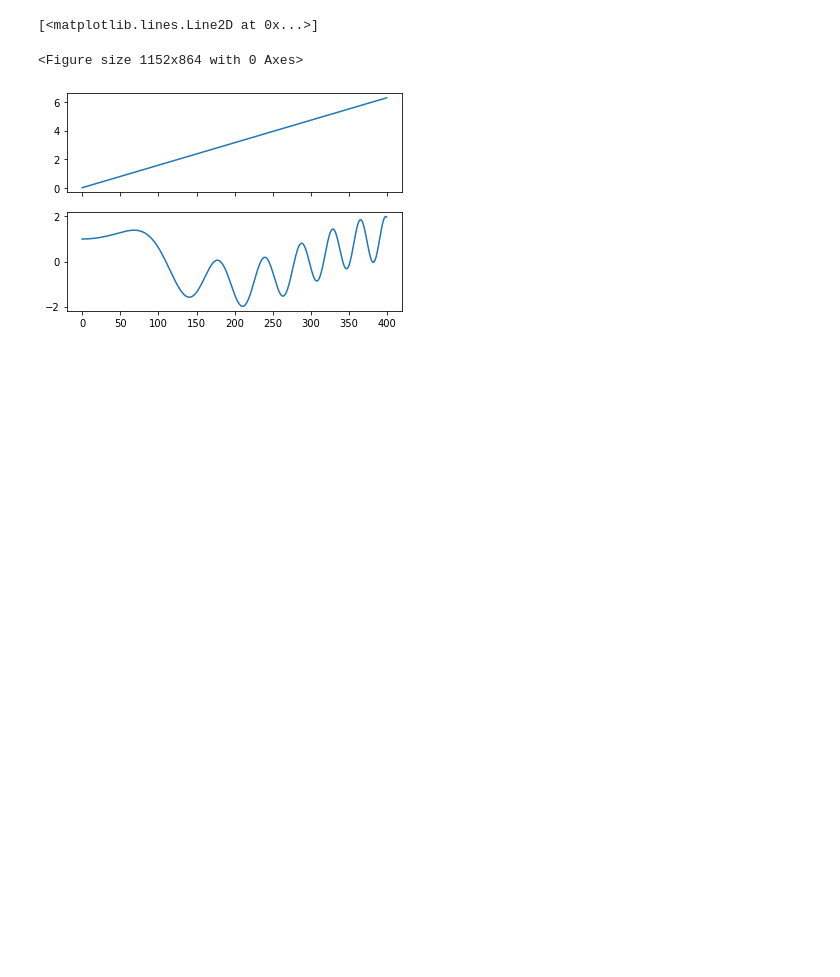
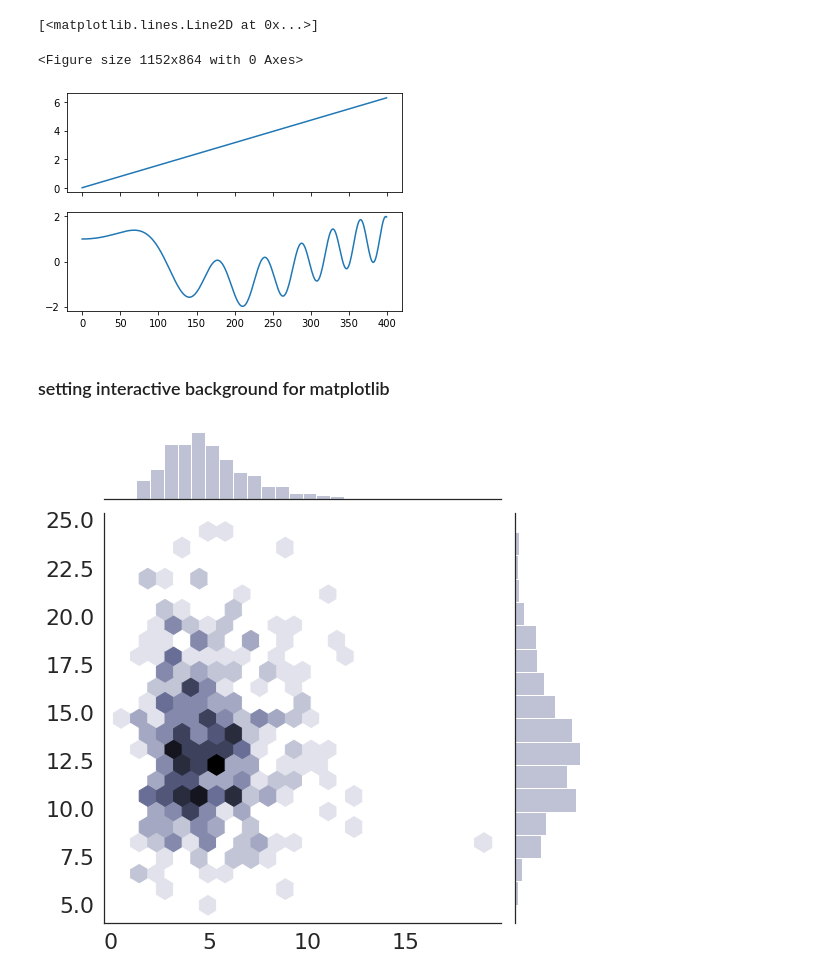
Before and after one commit to raviakasapu/AdvancedPython, a Jupyter notebook: matplotlib_visualizations_for_datascience.ipynb, the cells around one changed output. Drawn from its saved outputs; the diff is of its cells as text; code cells hidden in the pictures; blank space fills up the shorter version.

```diff
--- a/matplotlib_visualizations_for_datascience.ipynb
+++ b/matplotlib_visualizations_for_datascience.ipynb
@@ -59,0 +58,2 @@ fig.
+# %% [markdown]
+### setting interactive background for matplotlib
@@ -59,0 +70,12 @@ fig.
+# %%
+sns.set_palette("BuPu_d",desat=0.6)
+sns.set_context("notebook",font_scale=2.0)
+# %%
+np.random.seed(42)
+x= stats.gamma(5).rvs(420)
+y= stats.gamma(13).rvs(420)
+
+with sns.axes_style("white"):
+  sns.jointplot(x,y,kind="hex", size=8)
+# %% [output]
+[figure, added]
```
Also changed, not shown: parts of 5 cells of this notebook.
